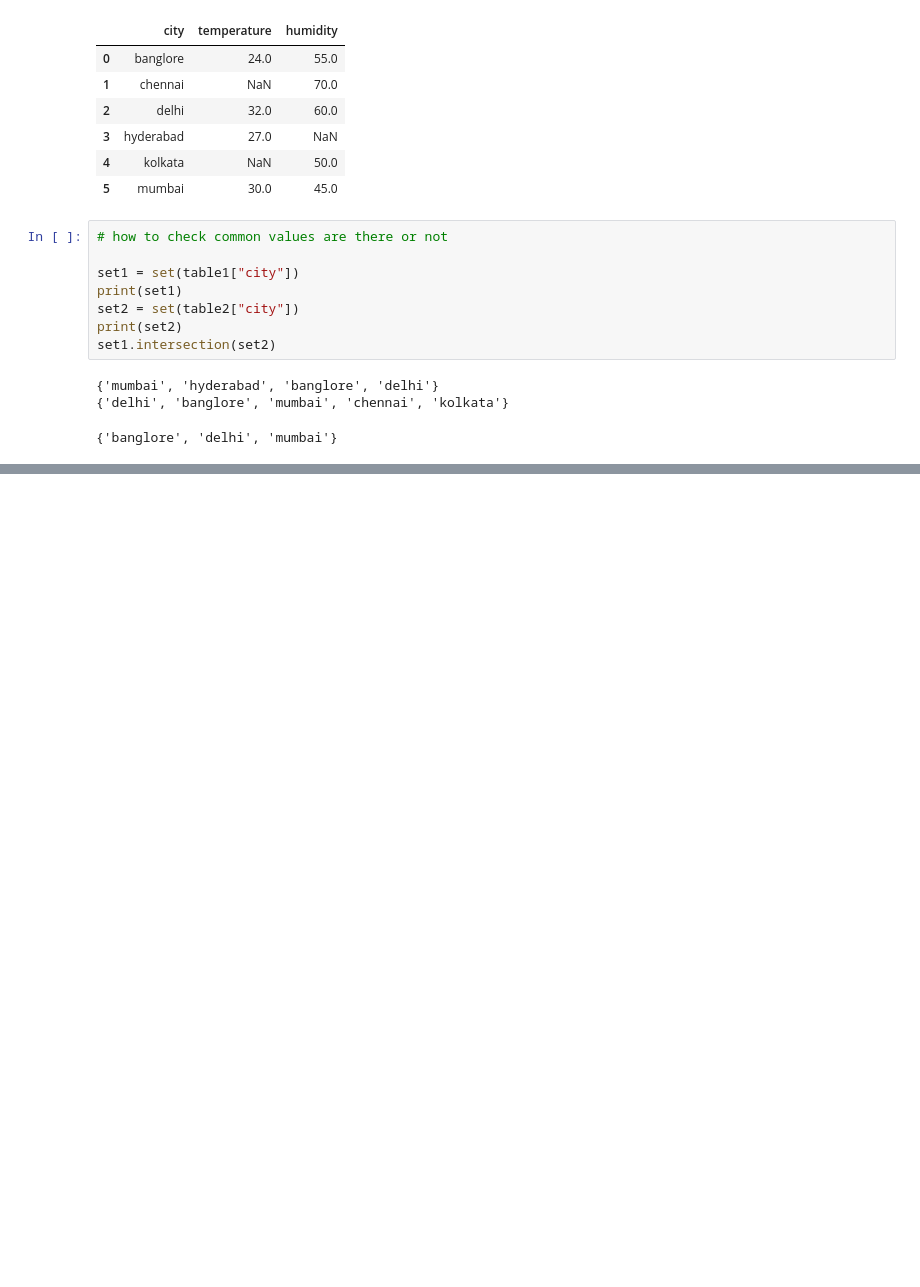
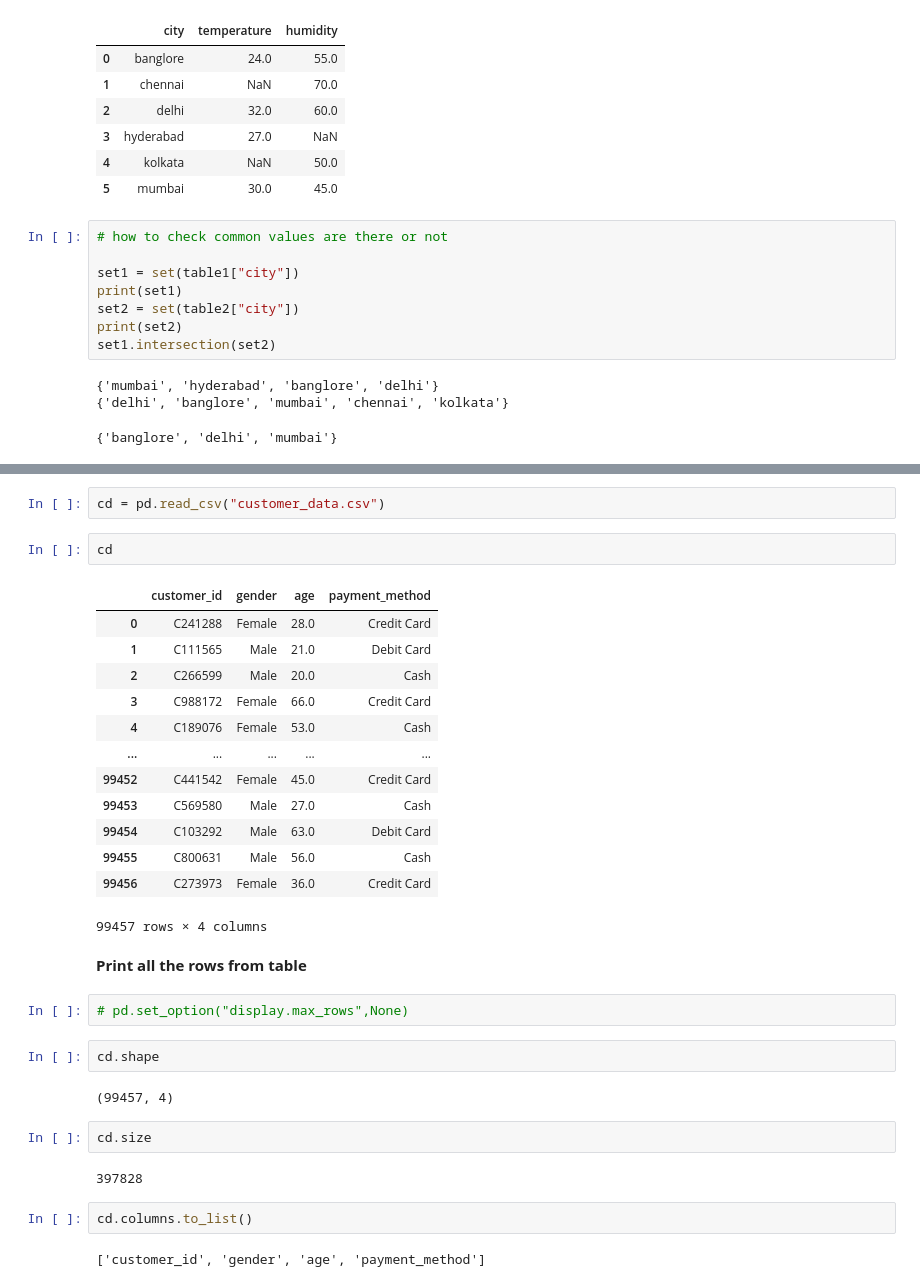
Before and after one commit to swaraj-shejul/python-foundation, a Jupyter notebook: Pandas_DataFrame_2D.ipynb, the cells around one changed output, grey strips where cells are left out. Cells and saved outputs as stored; diff of their text form; blank space fills up the shorter version.

```diff
--- a/Pandas_DataFrame_2D.ipynb
+++ b/Pandas_DataFrame_2D.ipynb
@@ -731,0 +763,34 @@ Note: you may need to restart the kernel to use updated packages.
+# %%
+cd = pd.read_csv("customer_data.csv")
+# %%
+cd
+# %% [output]
+|  | customer_id | gender | age | payment_method |
+| 0 | C241288 | Female | 28.0 | Credit Card |
+| 1 | C111565 | Male | 21.0 | Debit Card |
+| 2 | C266599 | Male | 20.0 | Cash |
+| 3 | C988172 | Female | 66.0 | Credit Card |
+| 4 | C189076 | Female | 53.0 | Cash |
+| ... | ... | ... | ... | ... |
+| 99452 | C441542 | Female | 45.0 | Credit Card |
+| 99453 | C569580 | Male | 27.0 | Cash |
+| 99454 | C103292 | Male | 63.0 | Debit Card |
+| 99455 | C800631 | Male | 56.0 | Cash |
+| 99456 | C273973 | Female | 36.0 | Credit Card |
+99457 rows × 4 columns
+# %% [markdown]
+**Print all the rows from table**
+# %%
+# pd.set_option("display.max_rows",None)
+# %%
+cd.shape
+# %% [output]
+(99457, 4)
+# %%
+cd.size
+# %% [output]
+397828
+# %%
+cd.columns.to_list()
+# %% [output]
+['customer_id', 'gender', 'age', 'payment_method']
```
Also changed, not shown: parts of 67 cells of this notebook.
